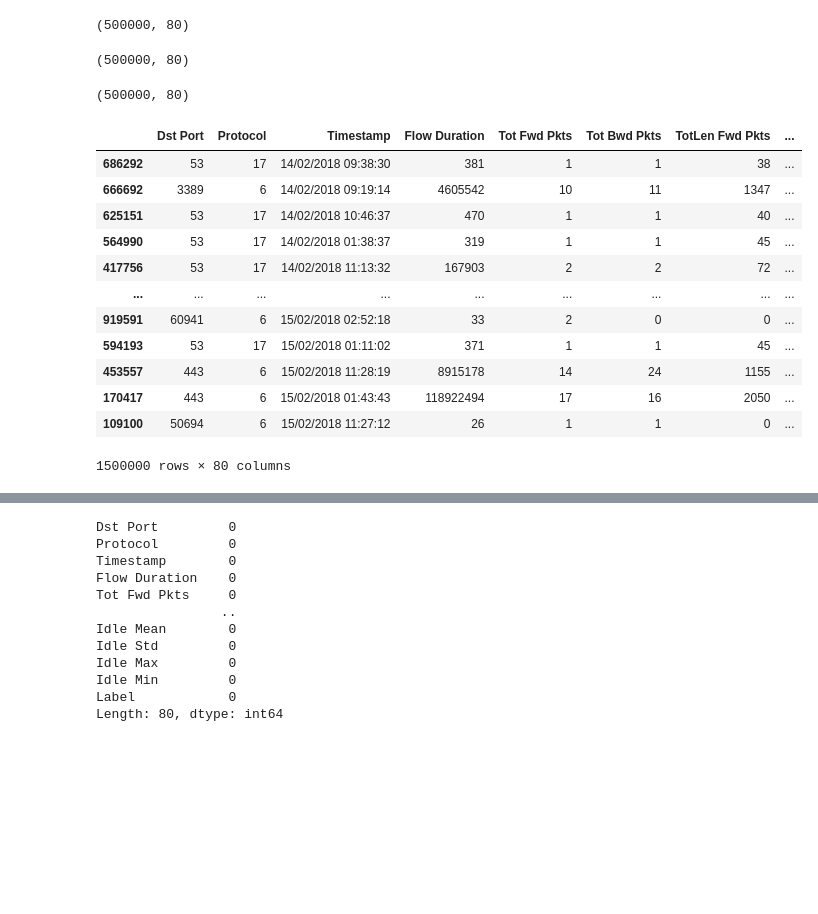
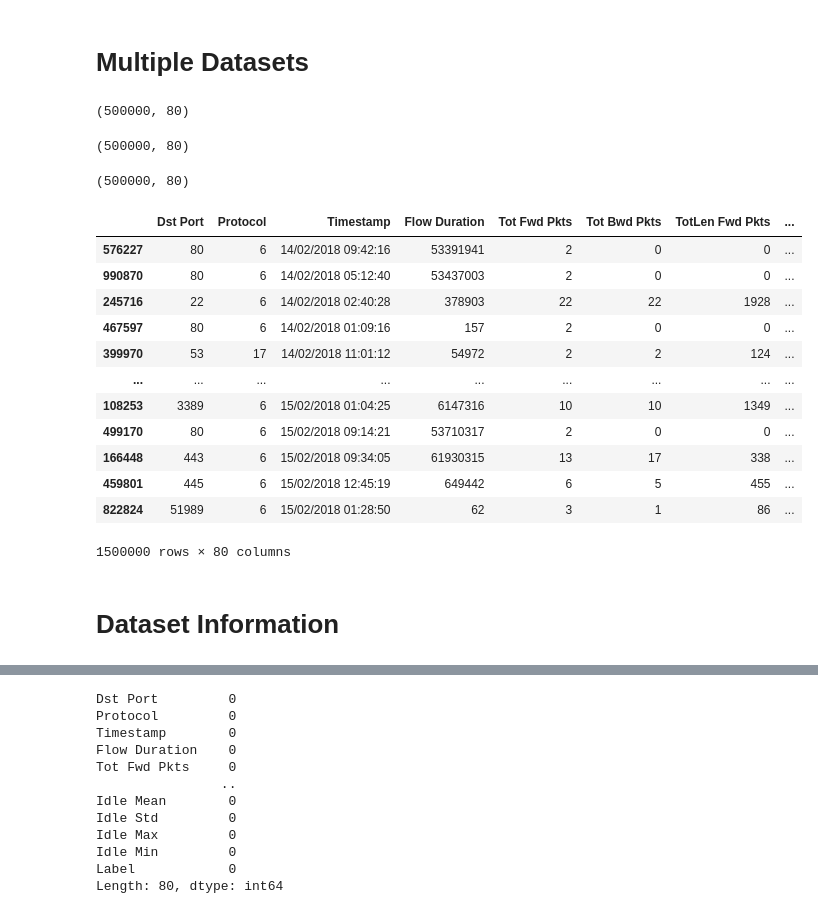
Before and after one commit to ManavJain01/MachineLearning, a Jupyter notebook: my-projects/XGB Algorithm/CICIDS 2018/Analysis.ipynb, the cells around one changed output, grey strips where cells are left out. Drawn from its saved outputs; the diff is of its cells as text; code cells hidden in the pictures; blank space fills up the shorter version.

```diff
--- a/my-projects/XGB Algorithm/CICIDS 2018/Analysis.ipynb
+++ b/my-projects/XGB Algorithm/CICIDS 2018/Analysis.ipynb
@@ -4,34 +24,51 @@ import pandas as pd
+# %% [markdown]
+# Multiple Datasets
 # %%
-df1 = pd.read_csv('./Dataset/02-14-2018.csv')
-df2 = pd.read_csv('./Dataset/03-02-2018.csv')
-df3 = pd.read_csv('./Dataset/02-15-2018.csv')
-# df1 = (1048575, 80)
-# df2 = (1048575, 80)
-# df3 = (1048575, 80)
+# Average Size of majority datasets are 330 MB with 1048575 rows.
+# df1 = pd.read_csv('./Dataset/02-14-2018.csv') # df1 = (1048575, 80)
+# df2 = pd.read_csv('./Dataset/02-15-2018.csv') # df2 = (1048575, 80)
+# df3 = pd.read_csv('./Dataset/02-16-2018.csv') # df3 = (1048575, 80)
+# df4 = pd.read_csv('./Dataset/02-20-2018.csv') # df4 is of 3.77 GB, never use it!!!
+# df5 = pd.read_csv('./Dataset/02-21-2018.csv') # df5 = (1048575, 80)
+# df6 = pd.read_csv('./Dataset/02-22-2018.csv') # df6 = (1048575, 80)
+# df7 = pd.read_csv('./Dataset/02-23-2018.csv') # df7 = (1048575, 80)
+# df8 = pd.read_csv('./Dataset/02-28-2018.csv') # df8 is of 199 MB i.e., is a small dataset.
+# df9 = pd.read_csv('./Dataset/03-01-2018.csv') # df9 is of 102 MB i.e., is a smallest dataset.
+# df10 = pd.read_csv('./Dataset/03-02-2018.csv') # df10 = (1048575, 80)
 
+df1 = pd.read_csv('./Dataset/02-14-2018.csv') # df1 = (1048575, 80)
+df2 = pd.read_csv('./Dataset/02-15-2018.csv') # df2 = (1048575, 80)
+df10 = pd.read_csv('./Dataset/03-02-2018.csv') # df3 = (1048575, 80)
+
+# Select how many rows from each dataset we want.
 df1 = df1.sample(n=500000)
 df2 = df2.sample(n=500000)
-df3 = df3.sample(n=500000)
+df10 = df10.sample(n=500000)
+
+display(df1.shape, df2.shape, df10.shape)
+# %% [output]
+(500000, 80)
+(500000, 80)
+(500000, 80)
-# %%
-display(df1.shape, df2.shape, df3.shape)
-# %% [output]
-(500000, 80)
-(500000, 80)
-(500000, 80)
 # %%
-df = pd.concat([df1,df2,df3])
+df = pd.concat([df1,df2,df10])
+
+del df1
+del df2
+del df10
+
 df
 # %% [output]
 |  | Dst Port | Protocol | Timestamp | Flow Duration | Tot Fwd Pkts | Tot Bwd Pkts | TotLen Fwd Pkts | ... |
-| 686292 | 53 | 17 | 14/02/2018 09:38:30 | 381 | 1 | 1 | 38 | ... |
-| 666692 | 3389 | 6 | 14/02/2018 09:19:14 | 4605542 | 10 | 11 | 1347 | ... |
-| 625151 | 53 | 17 | 14/02/2018 10:46:37 | 470 | 1 | 1 | 40 | ... |
-| 564990 | 53 | 17 | 14/02/2018 01:38:37 | 319 | 1 | 1 | 45 | ... |
-| 417756 | 53 | 17 | 14/02/2018 11:13:32 | 167903 | 2 | 2 | 72 | ... |
+| 576227 | 80 | 6 | 14/02/2018 09:42:16 | 53391941 | 2 | 0 | 0 | ... |
+| 990870 | 80 | 6 | 14/02/2018 05:12:40 | 53437003 | 2 | 0 | 0 | ... |
+| 245716 | 22 | 6 | 14/02/2018 02:40:28 | 378903 | 22 | 22 | 1928 | ... |
+| 467597 | 80 | 6 | 14/02/2018 01:09:16 | 157 | 2 | 0 | 0 | ... |
+| 399970 | 53 | 17 | 14/02/2018 11:01:12 | 54972 | 2 | 2 | 124 | ... |
 | ... | ... | ... | ... | ... | ... | ... | ... | ... |
-| 919591 | 60941 | 6 | 15/02/2018 02:52:18 | 33 | 2 | 0 | 0 | ... |
-| 594193 | 53 | 17 | 15/02/2018 01:11:02 | 371 | 1 | 1 | 45 | ... |
-| 453557 | 443 | 6 | 15/02/2018 11:28:19 | 8915178 | 14 | 24 | 1155 | ... |
-| 170417 | 443 | 6 | 15/02/2018 01:43:43 | 118922494 | 17 | 16 | 2050 | ... |
-| 109100 | 50694 | 6 | 15/02/2018 11:27:12 | 26 | 1 | 1 | 0 | ... |
+| 108253 | 3389 | 6 | 15/02/2018 01:04:25 | 6147316 | 10 | 10 | 1349 | ... |
+| 499170 | 80 | 6 | 15/02/2018 09:14:21 | 53710317 | 2 | 0 | 0 | ... |
+| 166448 | 443 | 6 | 15/02/2018 09:34:05 | 61930315 | 13 | 17 | 338 | ... |
+| 459801 | 445 | 6 | 15/02/2018 12:45:19 | 649442 | 6 | 5 | 455 | ... |
+| 822824 | 51989 | 6 | 15/02/2018 01:28:50 | 62 | 3 | 1 | 86 | ... |
 1500000 rows × 80 columns
@@ -41,0 +75,2 @@ del df3
+# %% [markdown]
+# Dataset Information
```
Also changed, not shown: parts of 16 cells of this notebook.
